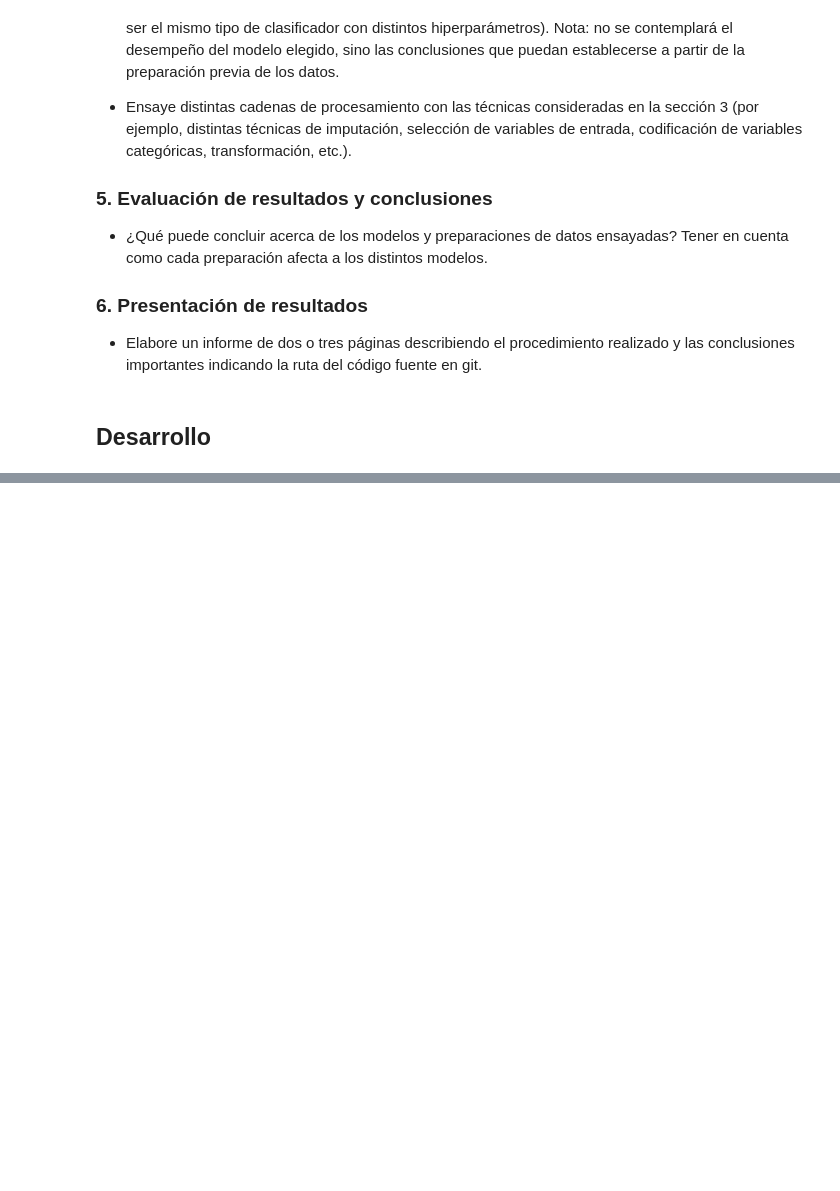
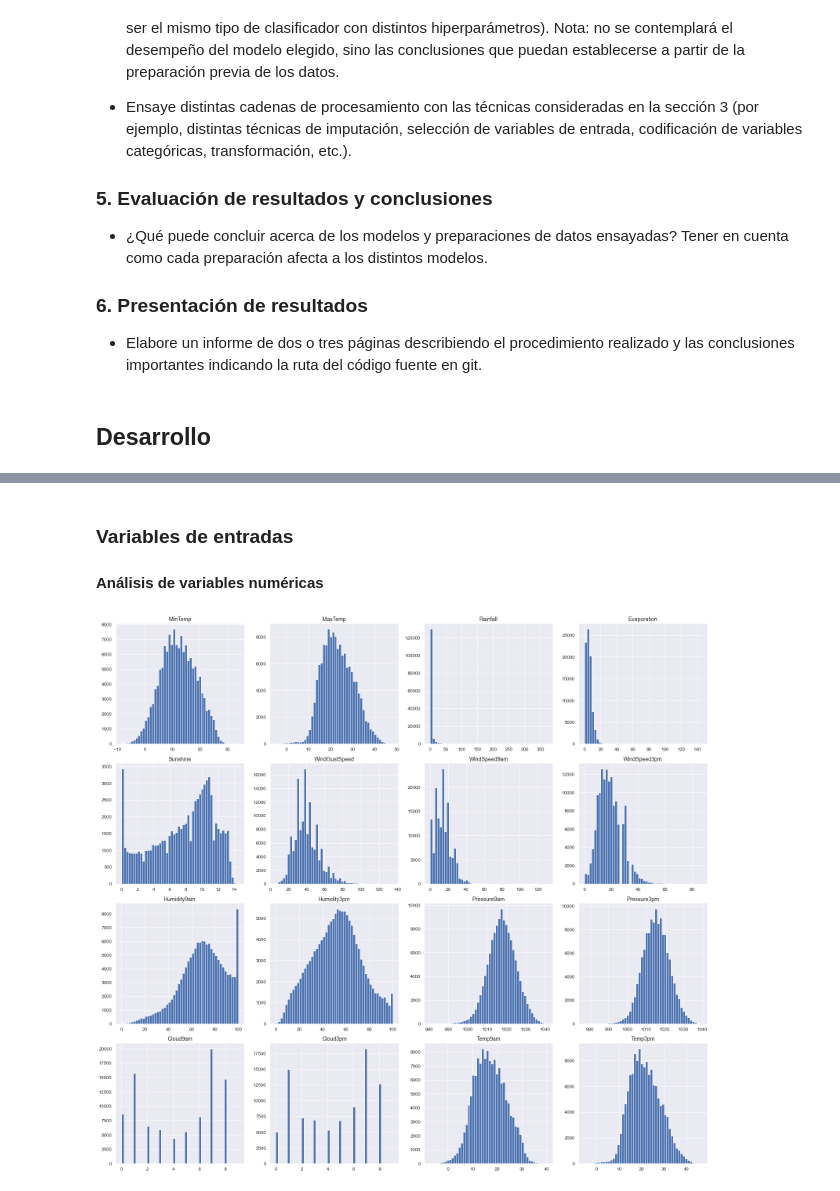
Before and after one commit to AguAcerbo/Carrera-de-Especializacion-en-IA, a Jupyter notebook: B2-Data_Analisis/Trabajo_Final/TP_Integrador_Análisis_de_datos.ipynb, the cells around one changed output, grey strips where cells are left out. Drawn from its saved outputs; the diff is of its cells as text; code cells hidden in the pictures; blank space fills up the shorter version.

```diff
--- a/B2-Data_Analisis/Trabajo_Final/TP_Integrador_Análisis_de_datos.ipynb
+++ b/B2-Data_Analisis/Trabajo_Final/TP_Integrador_Análisis_de_datos.ipynb
@@ -104,0 +254,13 @@ df.describe()
+# %% [markdown]
+### Variables de entradas
+#### Análisis de variables numéricas
+# %%
+def display_dataset_distributions(dataset):
+    fig = dataset.hist(xlabelsize=12, ylabelsize=12,figsize=(22,20), bins = 50)
+    [x.title.set_size(14) for x in fig.ravel()]
+    plt.tight_layout()
+    plt.show()
+
+display_dataset_distributions(dataset)
+# %% [output]
+[figure, added]
```
Also changed, not shown: parts of 16 cells of this notebook, 2 other files.
